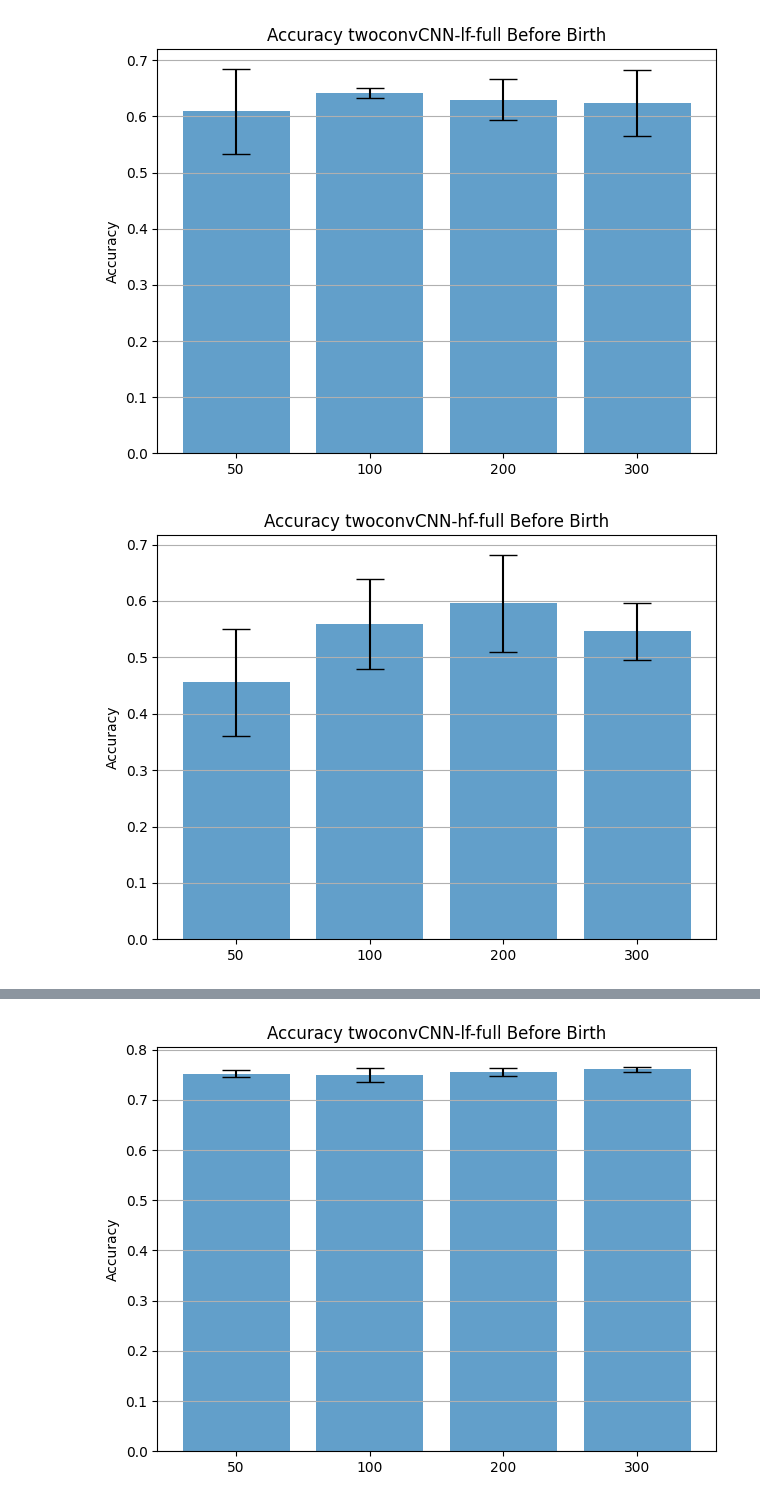
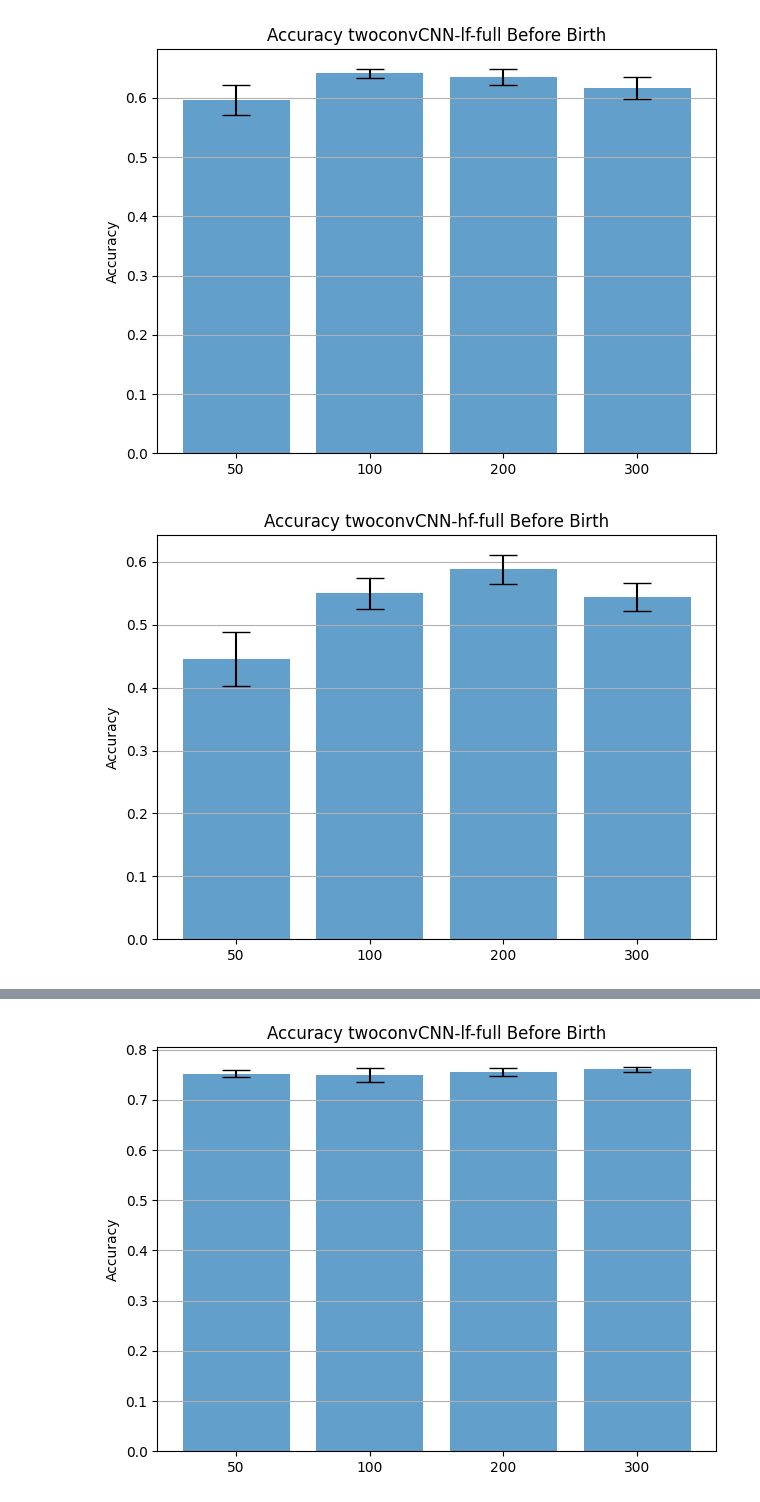
Before and after one commit to Frankalexej/proslearn_22, a Jupyter notebook: A_2_analysis.ipynb, the cells around one changed output, grey strips where cells are left out. Drawn from its saved outputs; the diff is of its cells as text; code cells hidden in the pictures.

```diff
--- a/A_2_analysis.ipynb
+++ b/A_2_analysis.ipynb
@@ -110,7 +110,7 @@ for model_type, runtype, cv in list(product(["twoconvCNN"], ["lf", "hf"], ["full
             if pre == 0:
                 val = res[look_at][pre + jump] - res[look_at][pre]
             else:
-                val = res[look_at][pre + jump - 1] - res[look_at][pre - 1]
+                val = res[look_at][pre + jump] - res[look_at][pre - jump]
             # val = np.mean(res[2][35:40])
             if f"{pre}" in reses.keys():
                 reses[f"{pre}"].append(val)
@@ -134,32 +134,34 @@ for model_type, runtype, cv in list(product(["twoconvCNN"], ["lf", "hf"], ["full
 # %%
 total_df = pd.DataFrame(columns=["run", "preepoch_cond", "model_cond", "train_filter_cond", "valid_phone_cond", "acc_inc"])
 
 for model_type, runtype, cv in list(product(["twoconvCNN"], ["lf", "hf"], ["full"])):
     reses = {}
     for pre in [50, 100, 200, 300]:
         for run_case in run_list:
             dir = os.path.join(hyper_dir, f"{run_version}-{ts}-{run_case}", f"{model_type}-{pre}-{total_epochs-pre}")
             res = ResReader(dir, runtype=runtype, cv=cv).read()
             # val = np.mean([x - y for x, y in zip(res[1], res[2])][pre - 1])
             look_at = 2 # 1 for valid, 2 for full valid
-            jump = 5
-            val = np.mean(res[look_at][pre-jump:pre])
-            if f"{pre}" in reses.keys():
-                reses[f"{pre}"].append(val)
-            else:
-                reses[f"{pre}"] = [val]
-        resdict = {
-            "run": run_list,
-            "preepoch_cond": pre,
-            "model_cond": model_type,
-            "train_filter_cond": runtype,
-            "valid_phone_cond": cv,
-            "acc_inc": reses[f"{pre}"]
-        }
-        total_df = pd.concat([total_df, pd.DataFrame(resdict)], axis=0)
+            jump = 10
+            for i in range(pre-jump, pre+1):
+                val = res[look_at][i]
+                if f"{pre}" in reses.keys():
+                    reses[f"{pre}"].append(val)
+                else:
+                    reses[f"{pre}"] = [val]
+            # print(len(reses[f"{pre}"]))
+            # resdict = {
+            #     "run": [run_case] * jump,
+            #     "preepoch_cond": [pre] * jump,
+            #     "model_cond": [model_type] * jump,
+            #     "train_filter_cond": [runtype] * jump ,
+            #     "valid_phone_cond": [cv] * jump ,
+            #     "acc_inc": reses[f"{pre}"]
+            # }
+            # total_df = pd.concat([total_df, pd.DataFrame(resdict)], axis=0)
     draw(reses, "Accuracy", f"Accuracy {model_type}-{runtype}-{cv} Before Birth")
 
 # total_df.to_csv(os.path.join(hyper_dir, f"accinc-{ts}.csv"), index=False)
 # %% [output]
-[figure, old version]
+[figure, new version]
-[figure, old version]
+[figure, new version]
```
Also changed, not shown: parts of 4 cells of this notebook, 2 other files.
